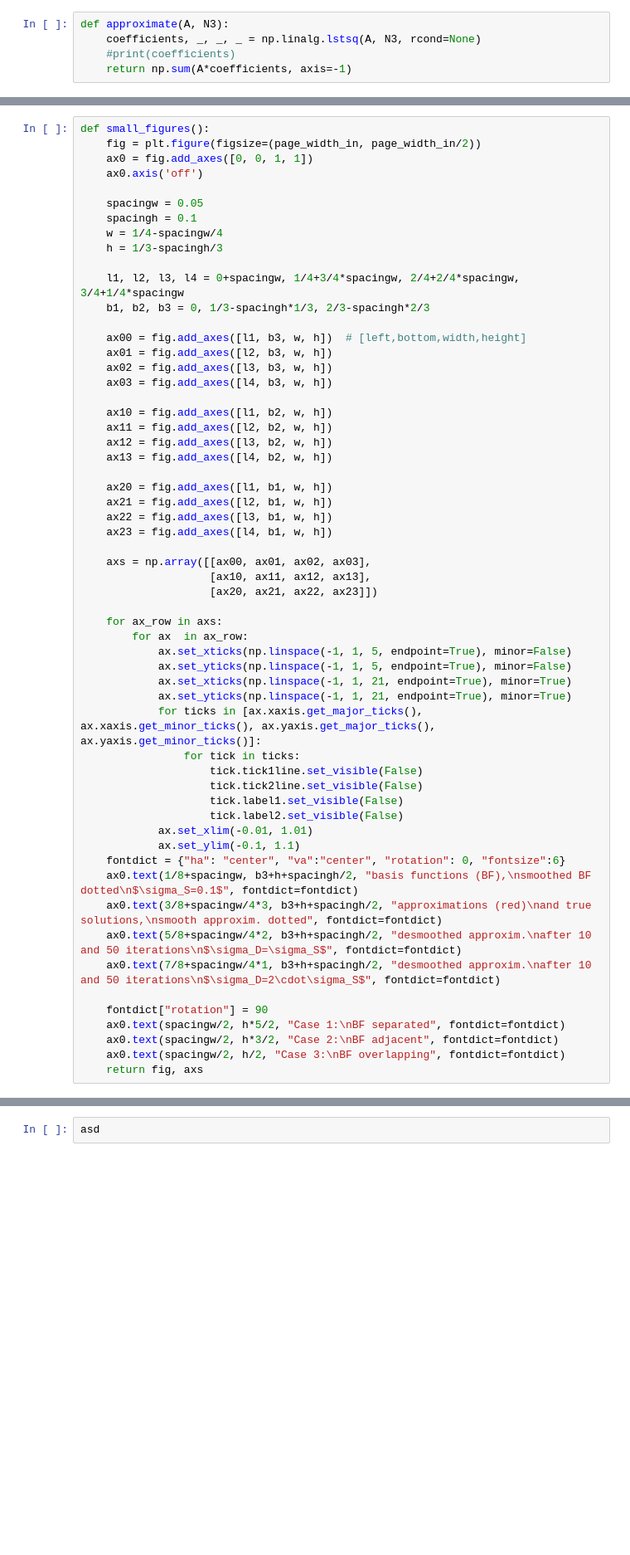
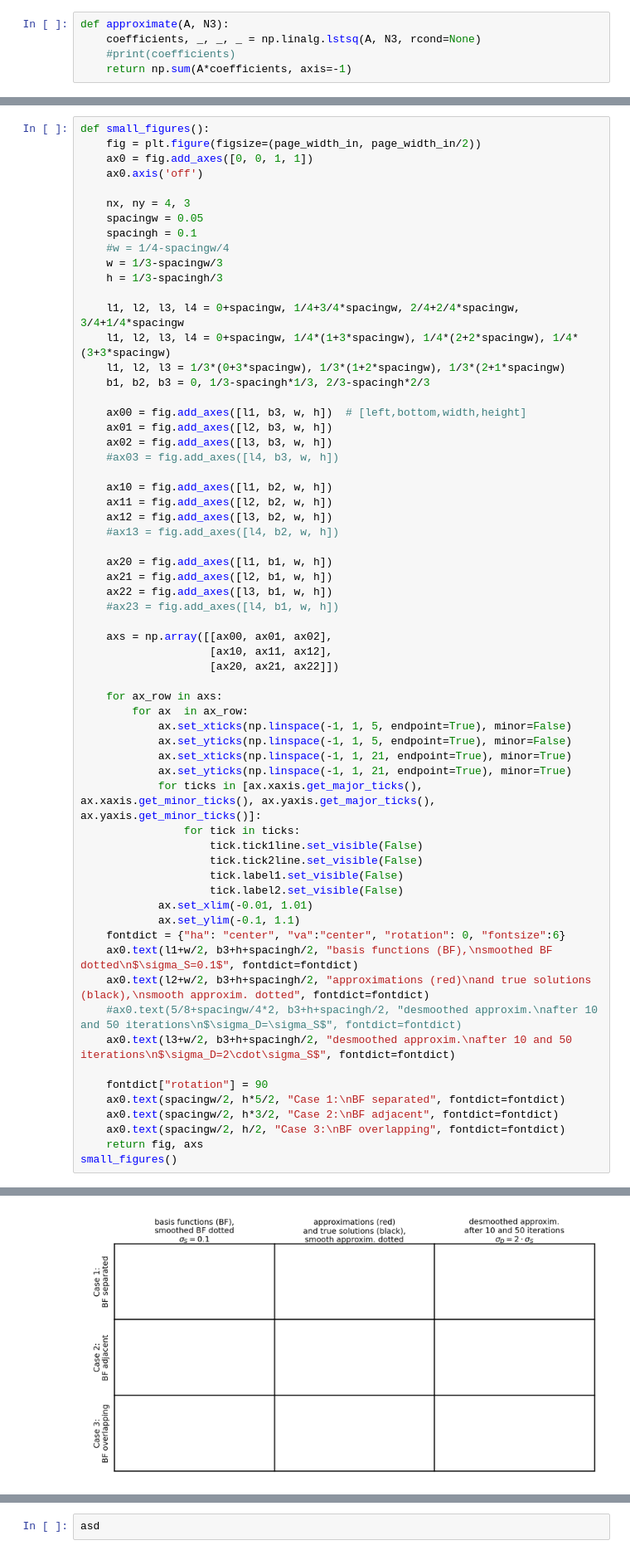
Before and after one commit to flabowski/POD-ROM-and-gaussian-convolution, a Jupyter notebook: notebooks/0_motivating_example.ipynb, the cells around one changed output, grey strips where cells are left out. Shown at 83% size. Saved outputs shown, nothing was run; the diff lists cells and outputs as text; blank space fills up the shorter version.

```diff
--- a/notebooks/0_motivating_example.ipynb
+++ b/notebooks/0_motivating_example.ipynb
@@ -92,32 +92,36 @@ def small_figures():
     ax0 = fig.add_axes([0, 0, 1, 1])
     ax0.axis('off')
 
+    nx, ny = 4, 3
     spacingw = 0.05
     spacingh = 0.1
-    w = 1/4-spacingw/4
+    #w = 1/4-spacingw/4
+    w = 1/3-spacingw/3
     h = 1/3-spacingh/3
 
     l1, l2, l3, l4 = 0+spacingw, 1/4+3/4*spacingw, 2/4+2/4*spacingw, 3/4+1/4*spacingw
+    l1, l2, l3, l4 = 0+spacingw, 1/4*(1+3*spacingw), 1/4*(2+2*spacingw), 1/4*(3+3*spacingw)
+    l1, l2, l3 = 1/3*(0+3*spacingw), 1/3*(1+2*spacingw), 1/3*(2+1*spacingw)
     b1, b2, b3 = 0, 1/3-spacingh*1/3, 2/3-spacingh*2/3
 
     ax00 = fig.add_axes([l1, b3, w, h])  # [left,bottom,width,height]
     ax01 = fig.add_axes([l2, b3, w, h])
     ax02 = fig.add_axes([l3, b3, w, h])
-    ax03 = fig.add_axes([l4, b3, w, h])
+    #ax03 = fig.add_axes([l4, b3, w, h])
 
     ax10 = fig.add_axes([l1, b2, w, h])
     ax11 = fig.add_axes([l2, b2, w, h])
     ax12 = fig.add_axes([l3, b2, w, h])
-    ax13 = fig.add_axes([l4, b2, w, h])
+    #ax13 = fig.add_axes([l4, b2, w, h])
 
     ax20 = fig.add_axes([l1, b1, w, h])
     ax21 = fig.add_axes([l2, b1, w, h])
     ax22 = fig.add_axes([l3, b1, w, h])
-    ax23 = fig.add_axes([l4, b1, w, h])
+    #ax23 = fig.add_axes([l4, b1, w, h])
 
-    axs = np.array([[ax00, ax01, ax02, ax03],
-                    [ax10, ax11, ax12, ax13],
-                    [ax20, ax21, ax22, ax23]])
+    axs = np.array([[ax00, ax01, ax02],
+                    [ax10, ax11, ax12],
+                    [ax20, ax21, ax22]])
 
     for ax_row in axs:
         for ax  in ax_row:
@@ -134,13 +138,15 @@ def small_figures():
             ax.set_xlim(-0.01, 1.01)
             ax.set_ylim(-0.1, 1.1)
     fontdict = {"ha": "center", "va":"center", "rotation": 0, "fontsize":6}
-    ax0.text(1/8+spacingw, b3+h+spacingh/2, "basis functions (BF),\nsmoothed BF dotted\n$\sigma_S=0.1$", fontdict=fontdict)
-    ax0.text(3/8+spacingw/4*3, b3+h+spacingh/2, "approximations (red)\nand true solutions,\nsmooth approxim. dotted", fontdict=fontdict)
-    ax0.text(5/8+spacingw/4*2, b3+h+spacingh/2, "desmoothed approxim.\nafter 10 and 50 iterations\n$\sigma_D=\sigma_S$", fontdict=fontdict)
-    ax0.text(7/8+spacingw/4*1, b3+h+spacingh/2, "desmoothed approxim.\nafter 10 and 50 iterations\n$\sigma_D=2\cdot\sigma_S$", fontdict=fontdict)
+    ax0.text(l1+w/2, b3+h+spacingh/2, "basis functions (BF),\nsmoothed BF dotted\n$\sigma_S=0.1$", fontdict=fontdict)
+    ax0.text(l2+w/2, b3+h+spacingh/2, "approximations (red)\nand true solutions (black),\nsmooth approxim. dotted", fontdict=fontdict)
+    #ax0.text(5/8+spacingw/4*2, b3+h+spacingh/2, "desmoothed approxim.\nafter 10 and 50 iterations\n$\sigma_D=\sigma_S$", fontdict=fontdict)
+    ax0.text(l3+w/2, b3+h+spacingh/2, "desmoothed approxim.\nafter 10 and 50 iterations\n$\sigma_D=2\cdot\sigma_S$", fontdict=fontdict)
 
     fontdict["rotation"] = 90
     ax0.text(spacingw/2, h*5/2, "Case 1:\nBF separated", fontdict=fontdict)
     ax0.text(spacingw/2, h*3/2, "Case 2:\nBF adjacent", fontdict=fontdict)
     ax0.text(spacingw/2, h/2, "Case 3:\nBF overlapping", fontdict=fontdict)
     return fig, axs
+small_figures()
+# %% [output]
@@ -147,3 +174,4 @@ def small_figures():
+[figure, added]
 # %%
 def new_small_figure():
     fig, ax = plt.subplots(1, 1, figsize=(page_width_in/4, page_width_in/4))
```
Also changed, not shown: parts of 13 cells of this notebook, 6 other files.
